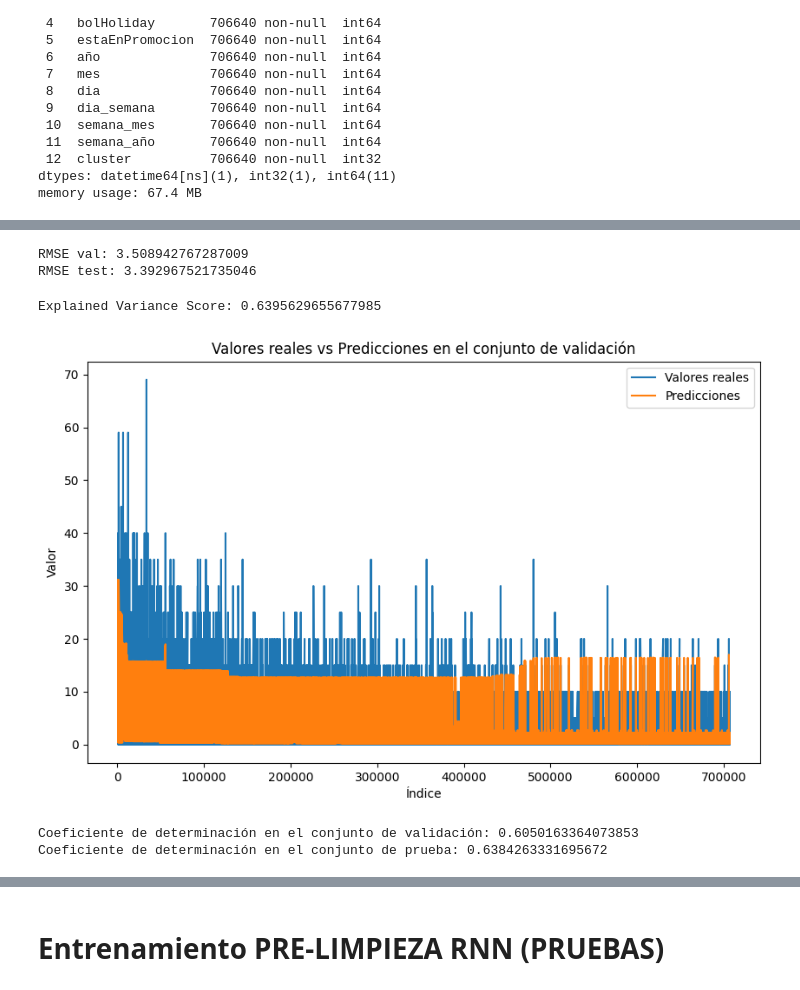
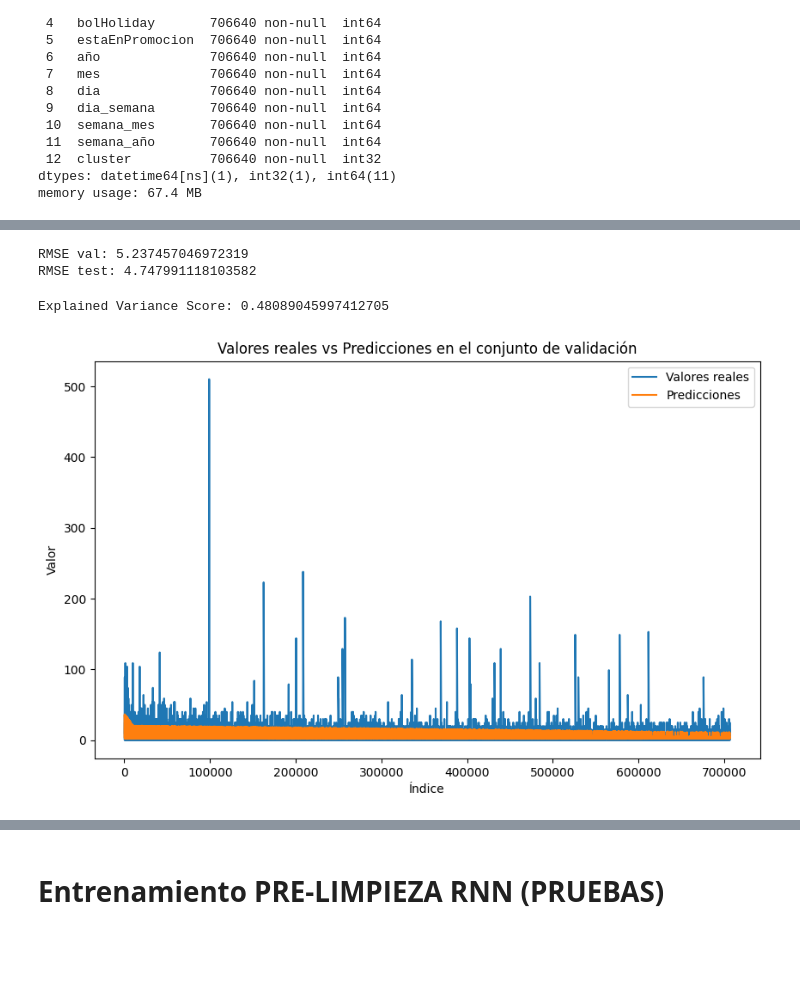
Before and after one commit to sebascm/TFM_Source_Code, a Jupyter notebook: TFM_PEC3_Preprocesado_Entrenamiento.ipynb, the cells around one changed output, grey strips where cells are left out. Drawn from its saved outputs; the diff is of its cells as text; code cells hidden in the pictures; blank space fills up the shorter version.

```diff
--- a/TFM_PEC3_Preprocesado_Entrenamiento.ipynb
+++ b/TFM_PEC3_Preprocesado_Entrenamiento.ipynb
@@ -593,0 +577,37 @@ Tamaño del conjunto de prueba: 32912
+# %%
+# Define las fechas de inicio y fin para los conjuntos de prueba y validación
+fecha_inicio_prueba = '2022-09-01'
+fecha_fin_prueba = '2022-12-01'
+fecha_inicio_validacion = '2022-06-01'
+fecha_fin_validacion = '2022-09-01'
+
+# Filtra los datos para obtener el conjunto de prueba
+test = data_ventas_stock_calendario_out_red[
+    (data_ventas_stock_calendario_out_red['idSecuencia'] >= fecha_inicio_prueba) &
+    (data_ventas_stock_calendario_out_red['idSecuencia'] < fecha_fin_prueba)
+]
+
+# Filtra los datos para obtener el conjunto de validación
+validation = data_ventas_stock_calendario_out_red[
+    (data_ventas_stock_calendario_out_red['idSecuencia'] >= fecha_inicio_validacion) &
+    (data_ventas_stock_calendario_out_red['idSecuencia'] < fecha_fin_validacion)
+]
+
+# Filtra los datos para obtener el conjunto de entrenamiento
+train = data_ventas_stock_calendario_out_red[
+    ~(data_ventas_stock_calendario_out_red['idSecuencia'] >= fecha_inicio_validacion) &
+    (data_ventas_stock_calendario_out_red['idSecuencia'] < fecha_inicio_prueba)
+]
+
+# Verifica el tamaño de los conjuntos
+print("Tamaño del conjunto de entrenamiento:", len(train))
+print("Tamaño del conjunto de validación:", len(validation))
+print("Tamaño del conjunto de prueba:", len(test))
+
+# Mostrar los primeros registros de cada conjunto para verificar
+print("Primeros registros del conjunto de entrenamiento:")
+print(train.head())
+print("\nPrimeros registros del conjunto de validación:")
+print(validation.head())
+print("\nPrimeros registros del conjunto de prueba:")
+print(test.head())
@@ -714,41 +779,30 @@ print("RMSE val:", rmse_validation)
 rmse_test = np.sqrt(mse_test)
 print("RMSE test:", rmse_test)
 # %% [output]
-RMSE val: 3.508942767287009
-RMSE test: 3.392967521735046
+RMSE val: 5.237457046972319
+RMSE test: 4.747991118103582
 # %%
 # Calcular el Explained Variance Score
-evs = explained_variance_score(y_test, predicciones)
+evs = explained_variance_score(y_test, predicciones_prueba)
 
 print("Explained Variance Score:", evs)
 # %% [output]
-Explained Variance Score: 0.6395629655677985
+Explained Variance Score: 0.48089045997412705
 # %%
 # Crear un gráfico
 plt.figure(figsize=(10, 6))
 
 # Graficar los valores reales y las predicciones
-plt.plot(y_test.index, y_test, label='Valores reales')
-plt.plot(y_test.index, predicciones, label='Predicciones')
+plt.plot(y_validation.index, y_validation, label='Valores reales')
+plt.plot(y_validation.index, predicciones_validacion, label='Predicciones')
 
 # Agregar etiquetas y título
 plt.xlabel('Índice')
 plt.ylabel('Valor')
 plt.title('Valores reales vs Predicciones en el conjunto de validación')
 plt.legend()
 
 # Mostrar el gráfico
 plt.show()
 # %% [output]
-[figure, old version]
+[figure, new version]
-# %%
-# Calcular el coeficiente de determinación para el conjunto de validación
-r2_validation = r2_score(y_validation, predicciones_validacion)
-print("Coeficiente de determinación en el conjunto de validación:", r2_validation)
-
-# Calcular el coeficiente de determinación para el conjunto de prueba
-r2_test = r2_score(y_test, predicciones)
-print("Coeficiente de determinación en el conjunto de prueba:", r2_test)
-# %% [output]
-Coeficiente de determinación en el conjunto de validación: 0.6050163364073853
-Coeficiente de determinación en el conjunto de prueba: 0.6384263331695672
```
Also changed, not shown: parts of 44 cells of this notebook.
